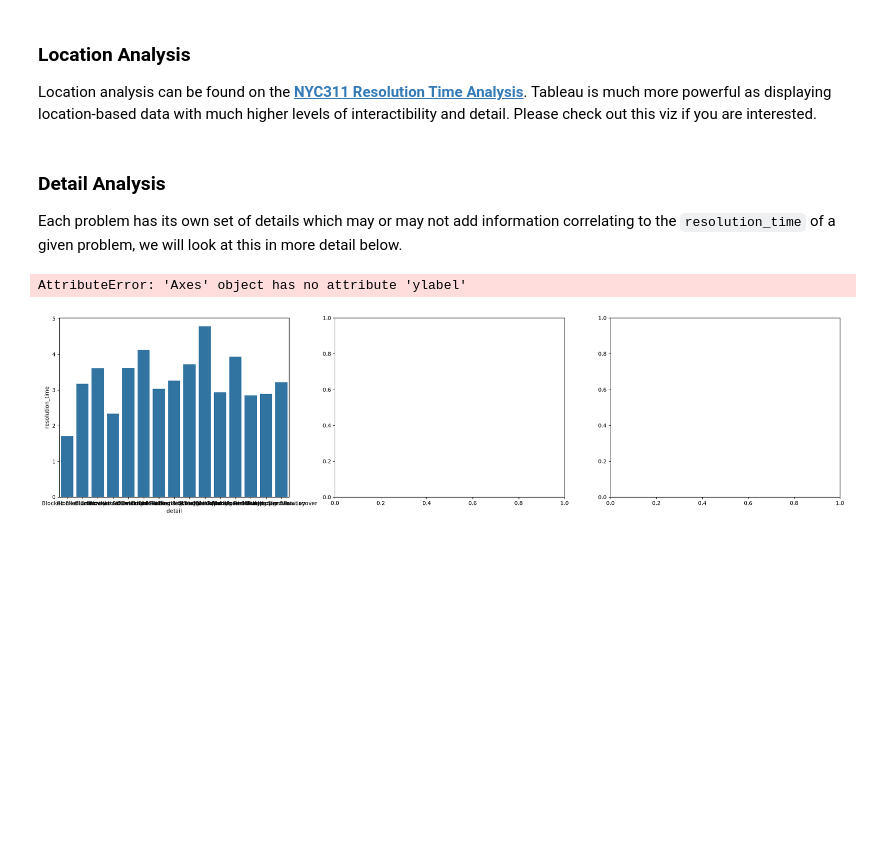
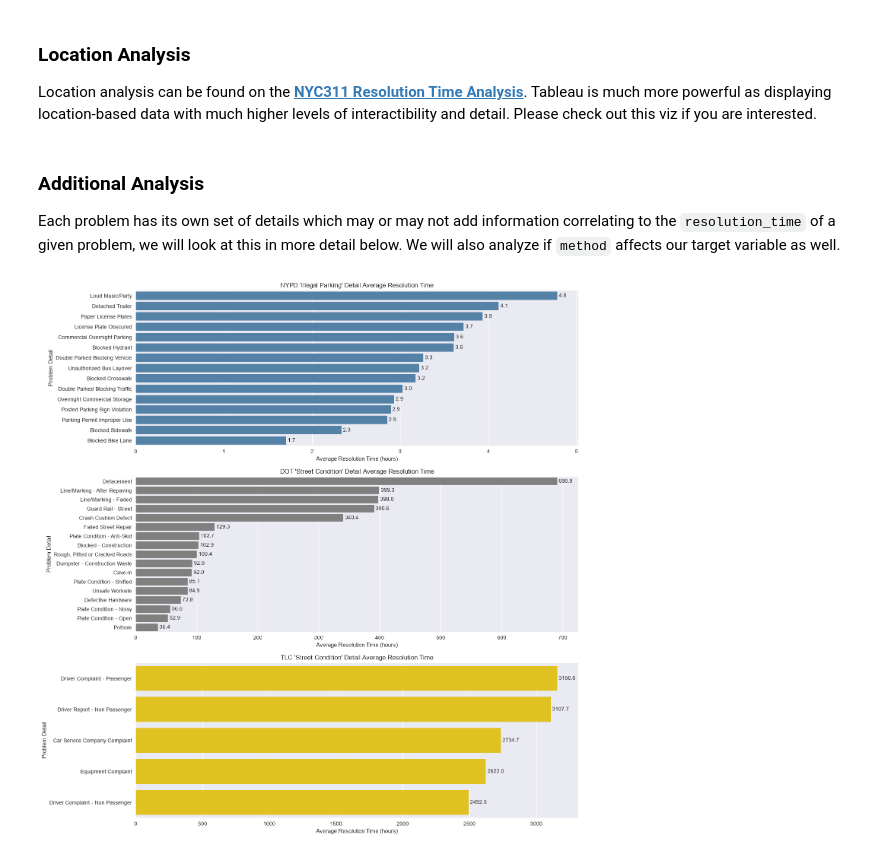
Before and after one commit to luisjaco/nyc-311, a Jupyter notebook: notebooks/exploratory_data_analysis.ipynb, the cells around one changed output. Saved outputs shown, nothing was run; the diff lists cells and outputs as text; code cells hidden in the pictures; blank space fills up the shorter version.

Commit message:
Completed exploratory data analysis. Began preprocessing input features.

```diff
--- a/notebooks/exploratory_data_analysis.ipynb
+++ b/notebooks/exploratory_data_analysis.ipynb
@@ -17,6 +17,8 @@ import numpy as np
 import matplotlib.pyplot as plt
 import pandas as pd
 import seaborn as sns
+
+plt.style.use('seaborn-v0_8')
 # %%
 # grab data
 df = pd.read_csv('../data/nyc311_2025.csv', index_col='id')
@@ -414,22 +427,44 @@ Location analysis can be found on the [**NYC311 Resolution Time Analysis**](http
 Tableau is much more powerful as displaying location-based data with much higher levels of
 interactibility and detail. Please check out this viz if you are interested.
 # %% [markdown]
-### Detail Analysis
+### Additional Analysis
 Each problem has its own set of details which may or may not add information correlating to the
-`resolution_time` of a given problem, we will look at this in more detail below.
+`resolution_time` of a given problem, we will look at this in more detail below. We will also
+analyze if `method` affects our target variable as well.
+# %%
+# setup
+# give empty values the 'None' str -- there seems to not be any None data in the particular dataset
+# used... however this remains useful with a dataset or problem which does contain None details.
+nypd_p['detail'] = nypd_p['detail'].fillna('No Detail')
+dot_p['detail'] = dot_p['detail'].fillna('No Detail')
+tlc_p['detail'] = tlc_p['detail'].fillna('No Detail')
+
+# group by statements for each agency & its top problem
+nypd_p_detail = nypd_p.groupby('detail', dropna=False)['resolution_time'].mean().reset_index().sort_values('resolution_time', ascending=False)
+dot_p_detail = dot_p.groupby('detail', dropna=False)['resolution_time'].mean().reset_index().sort_values('resolution_time', ascending=False)
+tlc_p_detail = tlc_p.groupby('detail', dropna=False)['resolution_time'].mean().reset_index().sort_values('resolution_time', ascending=False)
+
+# group by statements for method
+nypd_p_method = nypd_p.groupby('method', dropna=False)['resolution_time'].mean().reset_index()
+dot_p_method = dot_p.groupby('method', dropna=False)['resolution_time'].mean().reset_index()
+tlc_p_method = tlc_p.groupby('method', dropna=False)['resolution_time'].mean().reset_index()
 # %%
-# group by statements for each agency & its top problem
-
-nypd_p_detail = pd.DataFrame(nypd_p.groupby('detail', dropna=False)['resolution_time'].mean()) #TODO better method of converting to df
-dot_p_detail = dot_p.groupby('detail', dropna=False)['resolution_time'].mean()
-tlc_p_detail = tlc.groupby('detail', dropna=False)['resolution_time'].mean()
-
-_, axes = plt.subplots(nrows=1, ncols=3, figsize=(26, 6))
+_, axes = plt.subplots(nrows=3, ncols=1, figsize=(15, 18))
 
 # nypd
-sns.barplot(nypd_p_detail, x='detail', y='resolution_time', ax=axes[0], ) # TODO rotate labels, this is good ig :)
+sns.barplot(nypd_p_detail, y='detail', x='resolution_time', ax=axes[0], color='steelblue')
+axes[0].set(title='NYPD \'Illegal Parking\' Detail Average Resolution Time', xlabel='Average Resolution Time (hours)', ylabel='Problem Detail')
+axes[0].bar_label(axes[0].containers[0], fmt='%.1f', padding=3)
 
+# tlc
+sns.barplot(dot_p_detail, y='detail', x='resolution_time', ax=axes[1], color='gray')
+axes[1].set(title='DOT \'Street Condition\' Detail Average Resolution Time', xlabel='Average Resolution Time (hours)', ylabel='Problem Detail')
+axes[1].bar_label(axes[1].containers[0], fmt='%.1f', padding=3)
+
+# tlc
+sns.barplot(tlc_p_detail, y='detail', x='resolution_time', ax=axes[2], color='gold')
+axes[2].set(title='TLC \'Street Condition\' Detail Average Resolution Time', xlabel='Average Resolution Time (hours)', ylabel='Problem Detail')
+axes[2].bar_label(axes[2].containers[0], fmt='%.1f', padding=3)
 plt.show()
 # %% [output]
-AttributeError: 'Axes' object has no attribute 'ylabel'
-[figure, old version]
+[figure, new version]
```
Also changed, not shown: parts of 12 cells of this notebook, 2 other files.
